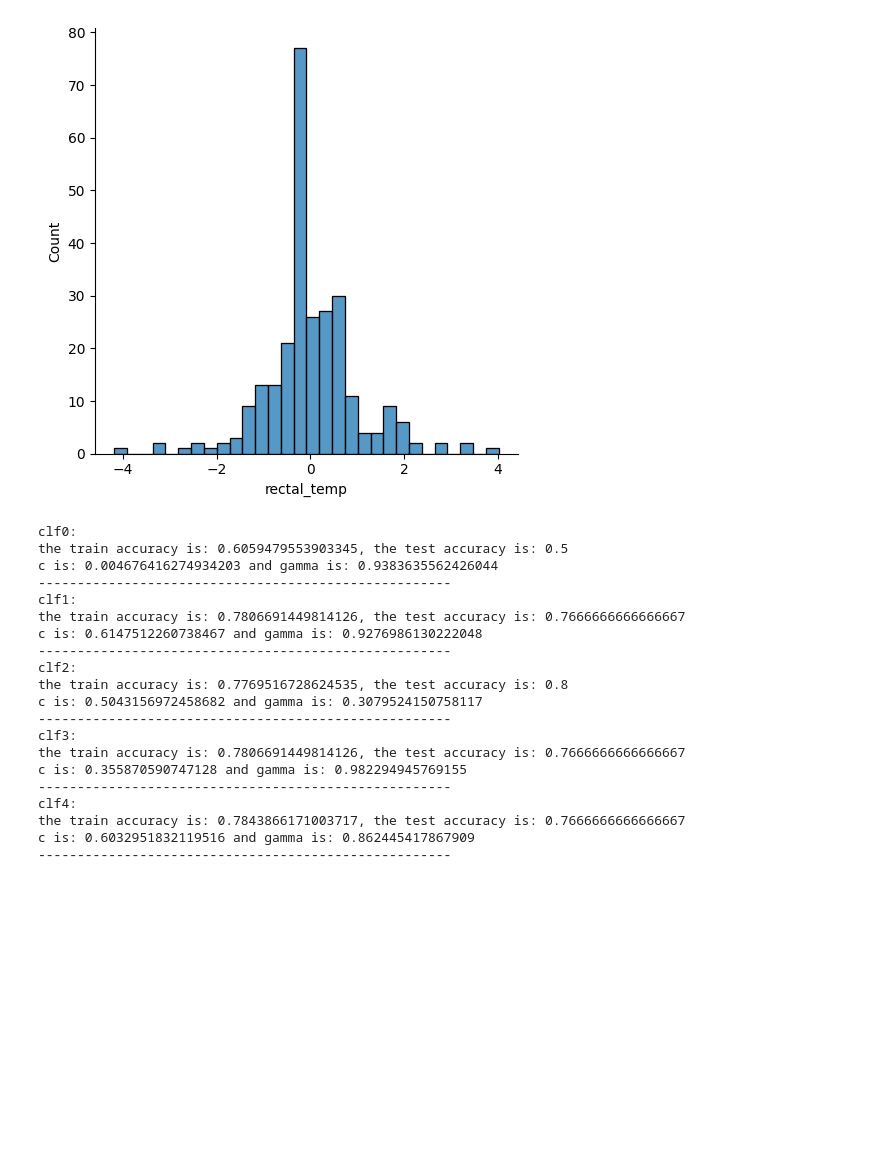
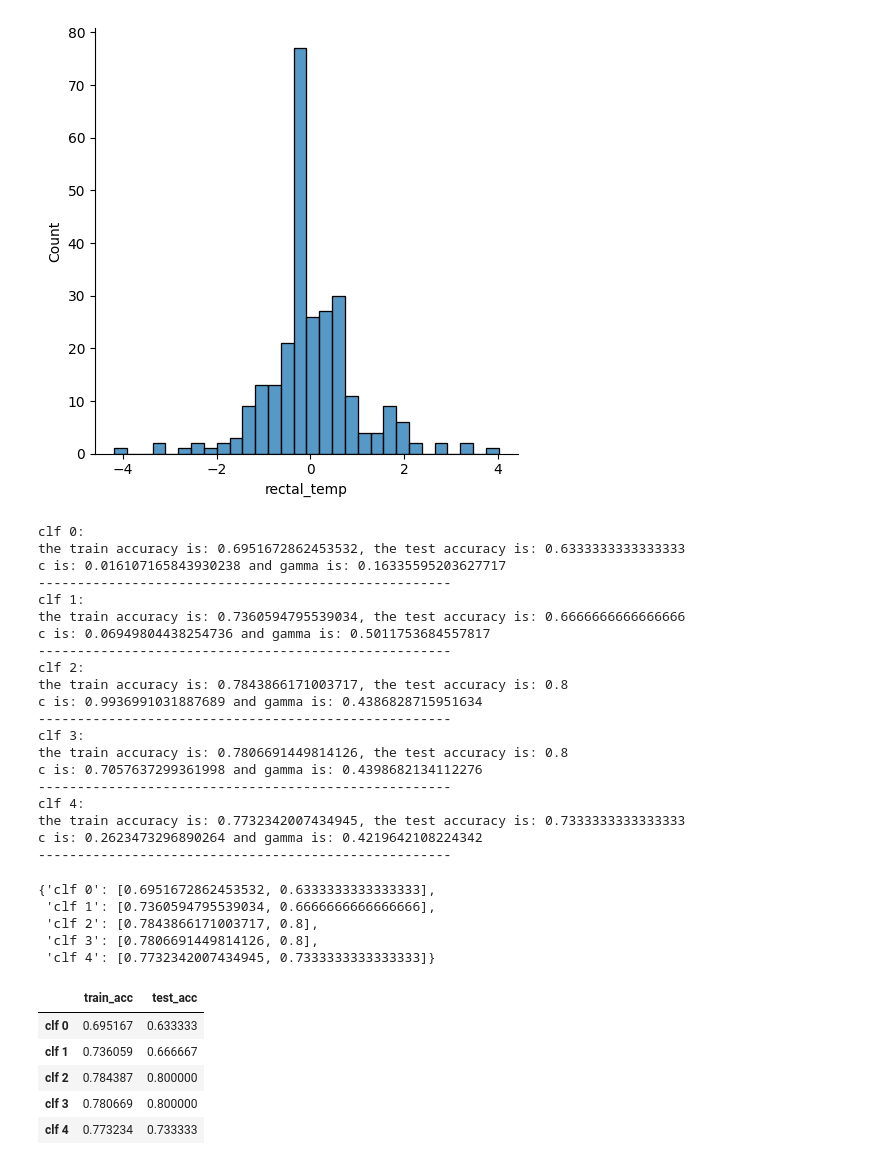
Before and after one commit to MehranZdi/horse_survival, a Jupyter notebook: horse_survival.ipynb, the cells around one changed output. Drawn from its saved outputs; the diff is of its cells as text; code cells hidden in the pictures; blank space fills up the shorter version.

```diff
--- a/horse_survival.ipynb
+++ b/horse_survival.ipynb
@@ -438,28 +434,52 @@ sns.displot(x_train_transformed, x='rectal_temp')
 [figure]
 # %%
 counter = 0
+accuracies = dict()
 for item in score_history:
-    print(f'clf{counter}:\nthe train accuracy is: {score_history[item][0]}, the test accuracy is: {score_history[item][1]}\nc is: {score_history[item][2]} and gamma is: {score_history[item][3]}')
+    clf_num = 'clf' + ' ' + str(counter)
+    accuracies[clf_num] = [score_history[item][0], score_history[item][1]]
+    print(f'{clf_num}:\nthe train accuracy is: {score_history[item][0]}, the test accuracy is: {score_history[item][1]}\nc is: {score_history[item][2]} and gamma is: {score_history[item][3]}')
     print('-----------------------------------------------------')
     counter += 1
 # %% [output]
-clf0:
-the train accuracy is: 0.6059479553903345, the test accuracy is: 0.5
-c is: 0.004676416274934203 and gamma is: 0.9383635562426044
+clf 0:
+the train accuracy is: 0.6951672862453532, the test accuracy is: 0.6333333333333333
+c is: 0.016107165843930238 and gamma is: 0.16335595203627717
 -----------------------------------------------------
-clf1:
-the train accuracy is: 0.7806691449814126, the test accuracy is: 0.7666666666666667
-c is: 0.6147512260738467 and gamma is: 0.9276986130222048
+clf 1:
+the train accuracy is: 0.7360594795539034, the test accuracy is: 0.6666666666666666
+c is: 0.06949804438254736 and gamma is: 0.5011753684557817
 -----------------------------------------------------
-clf2:
-the train accuracy is: 0.7769516728624535, the test accuracy is: 0.8
-c is: 0.5043156972458682 and gamma is: 0.3079524150758117
+clf 2:
+the train accuracy is: 0.7843866171003717, the test accuracy is: 0.8
+c is: 0.9936991031887689 and gamma is: 0.4386828715951634
 -----------------------------------------------------
-clf3:
-the train accuracy is: 0.7806691449814126, the test accuracy is: 0.7666666666666667
-c is: 0.355870590747128 and gamma is: 0.982294945769155
+clf 3:
+the train accuracy is: 0.7806691449814126, the test accuracy is: 0.8
+c is: 0.7057637299361998 and gamma is: 0.4398682134112276
 -----------------------------------------------------
-clf4:
-the train accuracy is: 0.7843866171003717, the test accuracy is: 0.7666666666666667
-c is: 0.6032951832119516 and gamma is: 0.862445417867909
+clf 4:
+the train accuracy is: 0.7732342007434945, the test accuracy is: 0.7333333333333333
+c is: 0.2623473296890264 and gamma is: 0.4219642108224342
 -----------------------------------------------------
+# %%
+accuracies
+# %% [output]
+{'clf 0': [0.6951672862453532, 0.6333333333333333],
+ 'clf 1': [0.7360594795539034, 0.6666666666666666],
+ 'clf 2': [0.7843866171003717, 0.8],
+ 'clf 3': [0.7806691449814126, 0.8],
+ 'clf 4': [0.7732342007434945, 0.7333333333333333]}
+# %%
+# cols = score_history.keys()
+# data = score_history.values['']
+model_result = pd.DataFrame(accuracies.values(), index=accuracies.keys(), columns=['train_acc', 'test_acc'])
+# %%
+model_result
+# %% [output]
+|  | train_acc | test_acc |
+| clf 0 | 0.695167 | 0.633333 |
+| clf 1 | 0.736059 | 0.666667 |
+| clf 2 | 0.784387 | 0.800000 |
+| clf 3 | 0.780669 | 0.800000 |
+| clf 4 | 0.773234 | 0.733333 |
```
Also changed, not shown: parts of 2 cells of this notebook.
